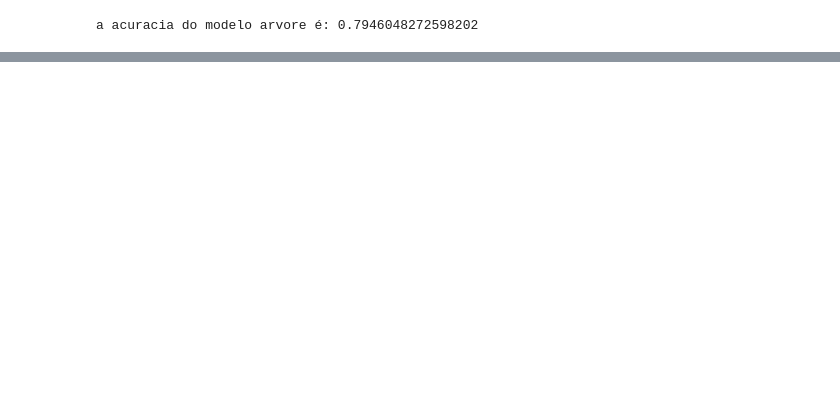
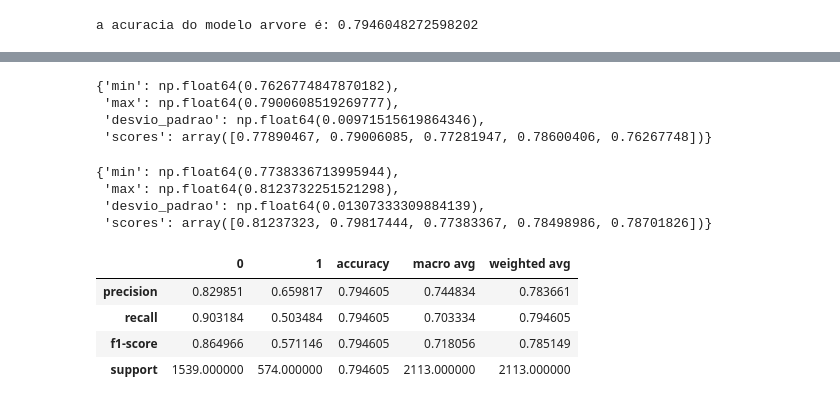
Before and after one commit to WesleySouza13/Analise-em-Churn, a Jupyter notebook: Untitled-1.ipynb, the cells around one changed output, grey strips where cells are left out. Drawn from its saved outputs; the diff is of its cells as text; code cells hidden in the pictures; blank space fills up the shorter version.

Commit message:
termino metricas modelos class

```diff
--- a/Untitled-1.ipynb
+++ b/Untitled-1.ipynb
@@ -535,0 +532,30 @@ a acuracia do modelo xgoost é: 0.791292001893043
+# %%
+#validaçao cruzada teste arvore
+validacao_cruzada(modelo_teste_arvore, x_treino,y_treino)
+# %% [output]
+{'min': np.float64(0.7626774847870182),
+ 'max': np.float64(0.7900608519269777),
+ 'desvio_padrao': np.float64(0.00971515619864346),
+ 'scores': array([0.77890467, 0.79006085, 0.77281947, 0.78600406, 0.76267748])}
+# %%
+#validaçao cruzada xgboost
+validacao_cruzada(modelo_teste_xgboost, x_treino,y_treino)
+# %% [output]
+{'min': np.float64(0.7738336713995944),
+ 'max': np.float64(0.8123732251521298),
+ 'desvio_padrao': np.float64(0.01307333309884139),
+ 'scores': array([0.81237323, 0.79817444, 0.77383367, 0.78498986, 0.78701826])}
+# %%
+def avaliacao_modelos_teste(modelo,y_teste):
+    pred_teste = modelo.predict(x_teste)
+    a = avaliaçao(y_teste, pred_teste)
+    return a
+# %%
+#metricas modelo_teste_arvore
+avaliacao_modelos_teste(modelo_teste_arvore, y_teste)
+# %% [output]
+|  | 0 | 1 | accuracy | macro avg | weighted avg |
+| precision | 0.829851 | 0.659817 | 0.794605 | 0.744834 | 0.783661 |
+| recall | 0.903184 | 0.503484 | 0.794605 | 0.703334 | 0.794605 |
+| f1-score | 0.864966 | 0.571146 | 0.794605 | 0.718056 | 0.785149 |
+| support | 1539.000000 | 574.000000 | 0.794605 | 2113.000000 | 2113.000000 |
```
Also changed, not shown: parts of 12 cells of this notebook.
